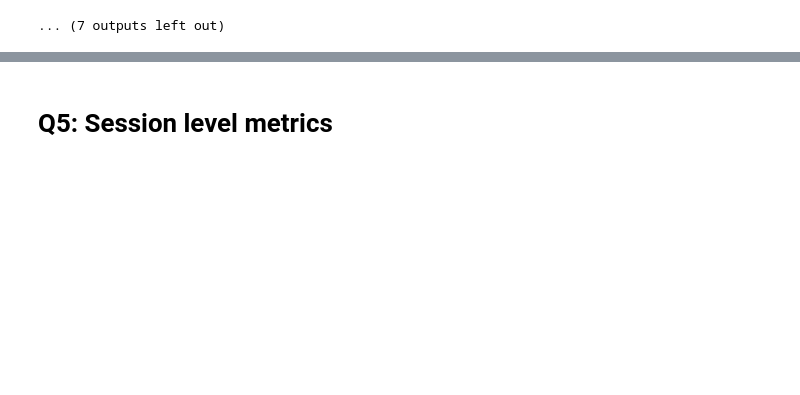
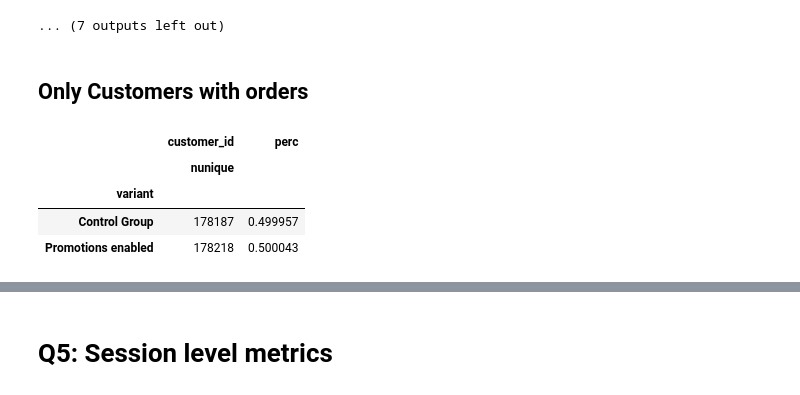
Before and after one commit to JordiCremades4444/central-node, a Jupyter notebook: notebooks/981_2024_12_02_surfacing_promos/surfacing_promos_m2.ipynb, the cells around one changed output, grey strips where cells are left out. Saved outputs shown, nothing was run; the diff lists cells and outputs as text; code cells hidden in the pictures; blank space fills up the shorter version.

```diff
--- a/notebooks/981_2024_12_02_surfacing_promos/surfacing_promos_m2.ipynb
+++ b/notebooks/981_2024_12_02_surfacing_promos/surfacing_promos_m2.ipynb
@@ -412,3 +413,18 @@ exp_fin.full_analysis()
 |  | variant 1 | variant 2 | lift | lower_limit | upper_limit | p-value | standard_error | significant |
 | Control Group-Promotions enabled | 1.971085 | 2.061548 | 0.090463 | 0.047829 | 0.133097 | 2.169661e-08 | 0.01616 | True |
 ... (7 outputs left out)
+# %% [markdown]
+## Only Customers with orders
+# %%
+cond = df['groceries_delivered_orders'] > 0
+df_with_ordres = df[cond].copy()
+# %%
+# Customer split
+df_with_ordres.groupby('variant')[['customer_id']].agg(['nunique']).\
+    assign(perc= lambda x: x[('customer_id','nunique')]/df_with_ordres['customer_id'].nunique())
+# %% [output]
+|  | customer_id | perc |
+|  | nunique |  |
+| variant |  |  |
+| Control Group | 178187 | 0.499957 |
+| Promotions enabled | 178218 | 0.500043 |
```
Also changed, not shown: parts of 16 cells of this notebook, 2 other files.
